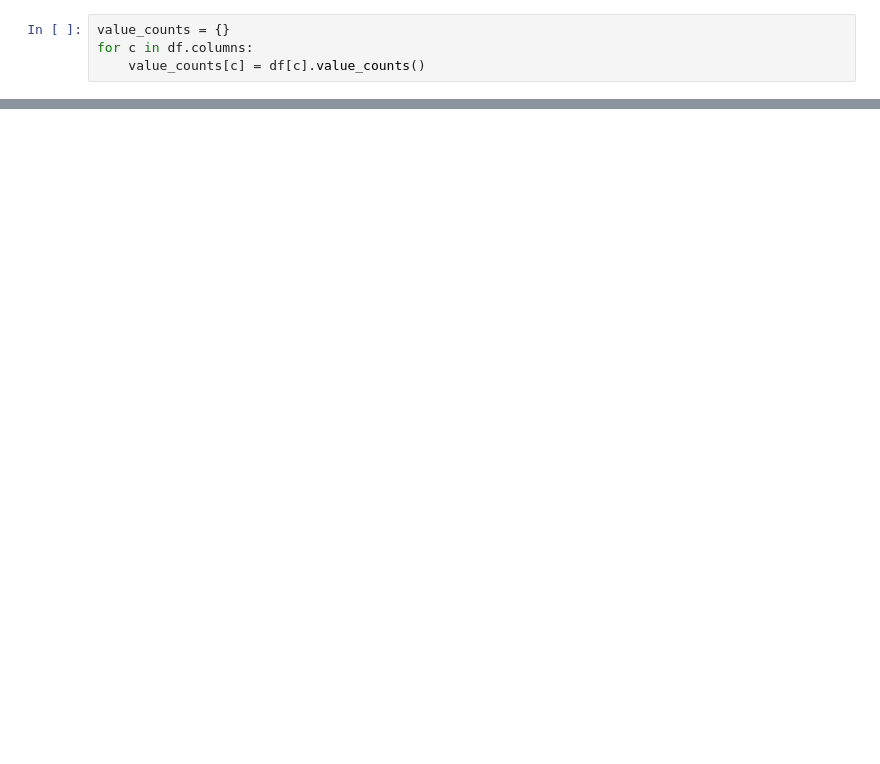
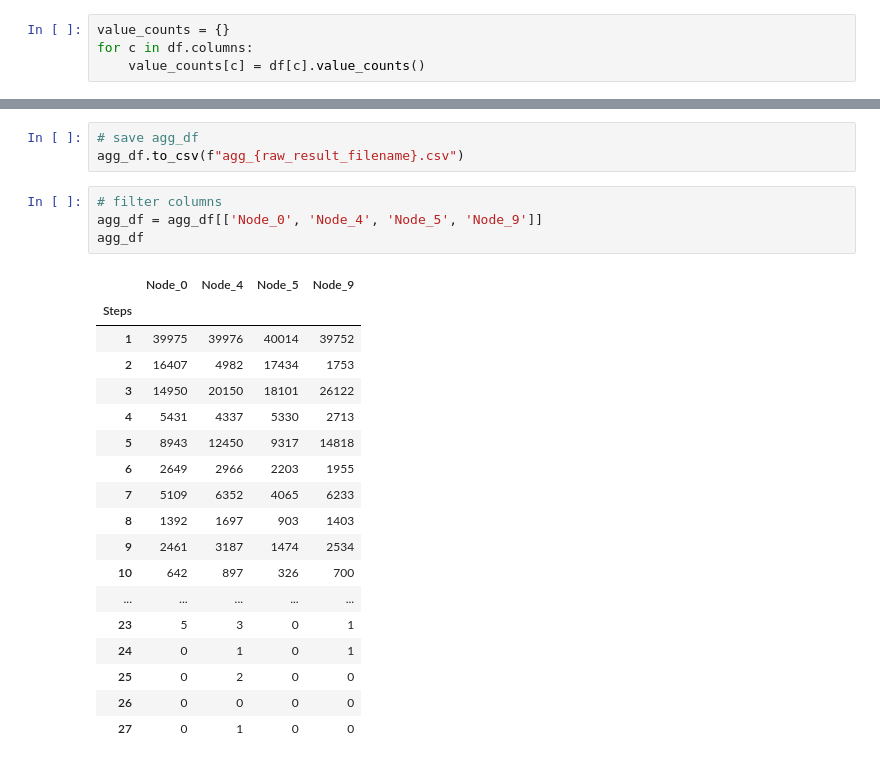
Before and after one commit to amitgaru2/cvf-python-gnn, a Jupyter notebook: simulations/cvf-analysis/analyzing raw data.ipynb, the cells around one changed output, grey strips where cells are left out. Drawn from its saved outputs; the diff is of its cells as text; blank space fills up the shorter version.

```diff
--- a/simulations/cvf-analysis/analyzing raw data.ipynb
+++ b/simulations/cvf-analysis/analyzing raw data.ipynb
@@ -39,0 +53,26 @@ agg_df
+# %%
+# save agg_df
+agg_df.to_csv(f"agg_{raw_result_filename}.csv")
+# %%
+# filter columns
+agg_df = agg_df[['Node_0', 'Node_4', 'Node_5', 'Node_9']]
+agg_df
+# %% [output]
+|  | Node_0 | Node_4 | Node_5 | Node_9 |
+| Steps |  |  |  |  |
+| 1 | 39975 | 39976 | 40014 | 39752 |
+| 2 | 16407 | 4982 | 17434 | 1753 |
+| 3 | 14950 | 20150 | 18101 | 26122 |
+| 4 | 5431 | 4337 | 5330 | 2713 |
+| 5 | 8943 | 12450 | 9317 | 14818 |
+| 6 | 2649 | 2966 | 2203 | 1955 |
+| 7 | 5109 | 6352 | 4065 | 6233 |
+| 8 | 1392 | 1697 | 903 | 1403 |
+| 9 | 2461 | 3187 | 1474 | 2534 |
+| 10 | 642 | 897 | 326 | 700 |
+| ... | ... | ... | ... | ... |
+| 23 | 5 | 3 | 0 | 1 |
+| 24 | 0 | 1 | 0 | 1 |
+| 25 | 0 | 2 | 0 | 0 |
+| 26 | 0 | 0 | 0 | 0 |
+| 27 | 0 | 1 | 0 | 0 |
```
Also changed, not shown: parts of 12 cells of this notebook.
